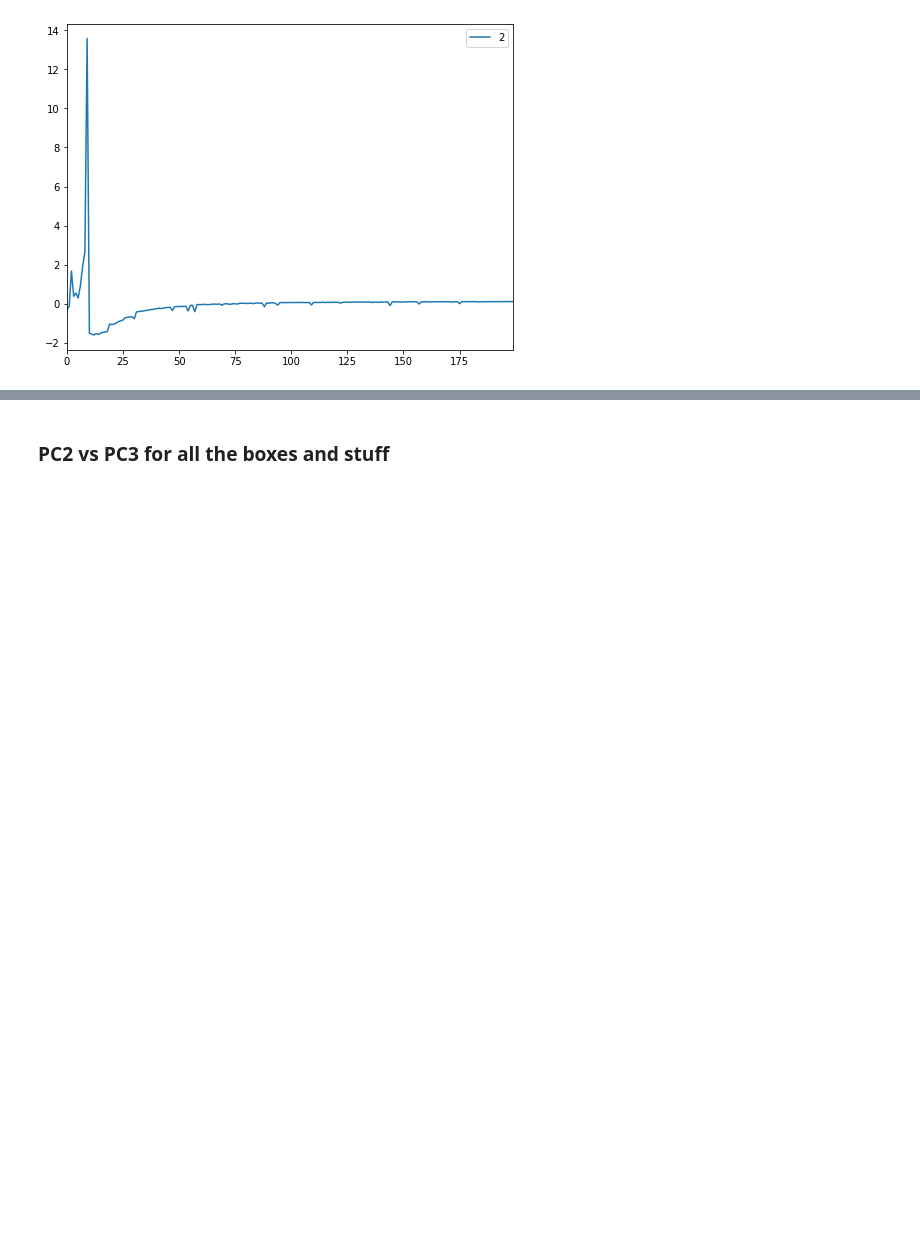
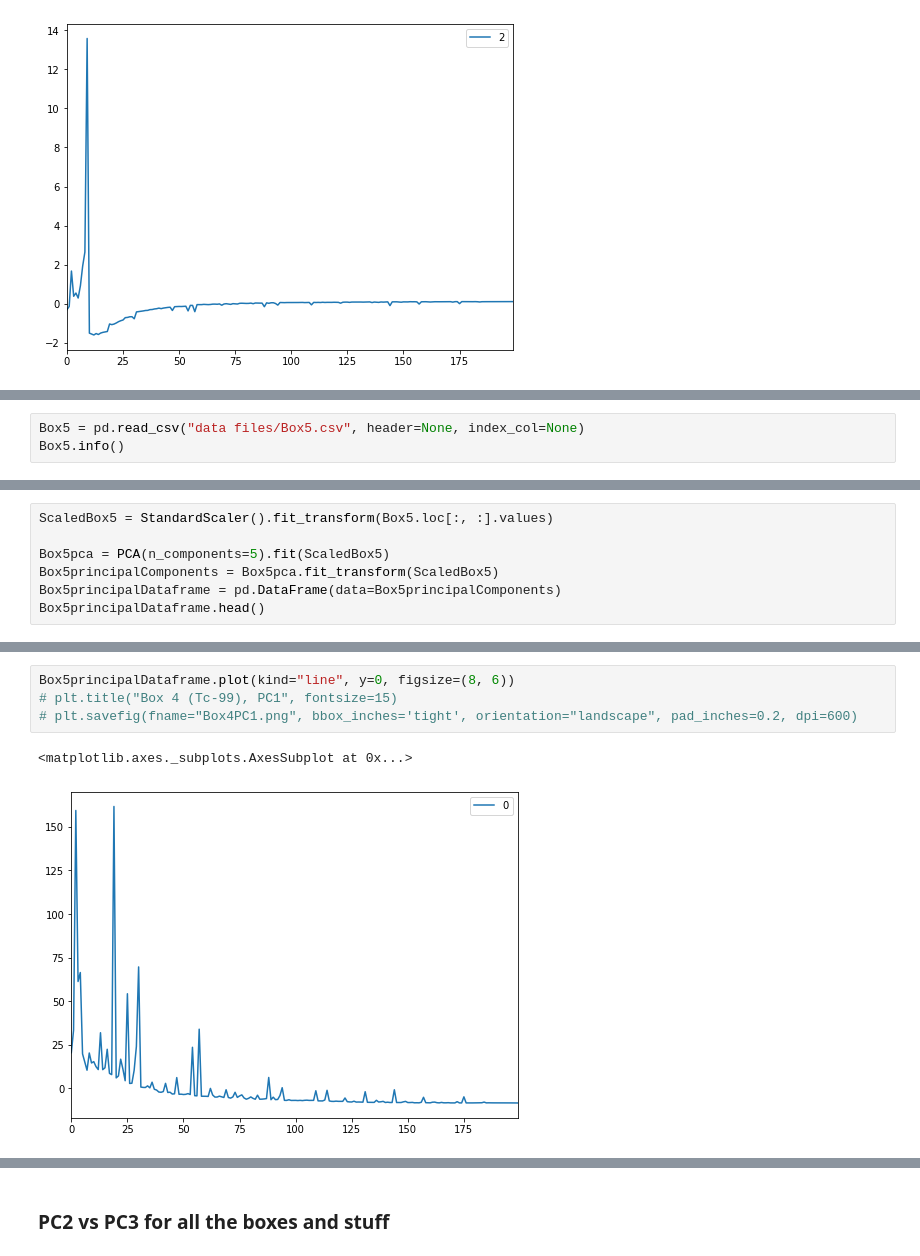
Before and after one commit to Dithizone/Math398-Project, a Jupyter notebook: PerformingPCA.ipynb, the cells around one changed output, grey strips where cells are left out. Cells and saved outputs as stored; diff of their text form; blank space fills up the shorter version.

```diff
--- a/PerformingPCA.ipynb
+++ b/PerformingPCA.ipynb
@@ -406,0 +410,3 @@ Box4principalDataframe.plot(kind="line", y=2, figsize=(8, 6))
+# %%
+Box5 = pd.read_csv("data files/Box5.csv", header=None, index_col=None)
+Box5.info()
@@ -406,0 +419,7 @@ Box4principalDataframe.plot(kind="line", y=2, figsize=(8, 6))
+# %%
+ScaledBox5 = StandardScaler().fit_transform(Box5.loc[:, :].values)
+
+Box5pca = PCA(n_components=5).fit(ScaledBox5)
+Box5principalComponents = Box5pca.fit_transform(ScaledBox5)
+Box5principalDataframe = pd.DataFrame(data=Box5principalComponents)
+Box5principalDataframe.head()
@@ -406,0 +444,7 @@ Box4principalDataframe.plot(kind="line", y=2, figsize=(8, 6))
+# %%
+Box5principalDataframe.plot(kind="line", y=0, figsize=(8, 6))
+# plt.title("Box 4 (Tc-99), PC1", fontsize=15)
+# plt.savefig(fname="Box4PC1.png", bbox_inches='tight', orientation="landscape", pad_inches=0.2, dpi=600)
+# %% [output]
+<matplotlib.axes._subplots.AxesSubplot at 0x...>
+[figure, added]
```
Also changed, not shown: parts of 14 cells of this notebook, 2 other files.
